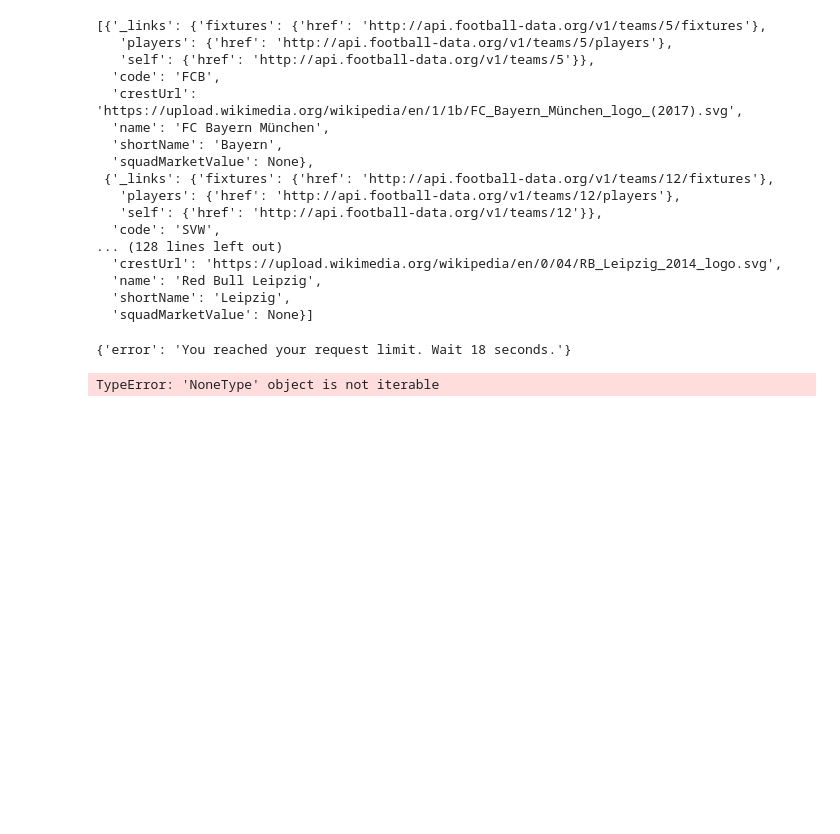
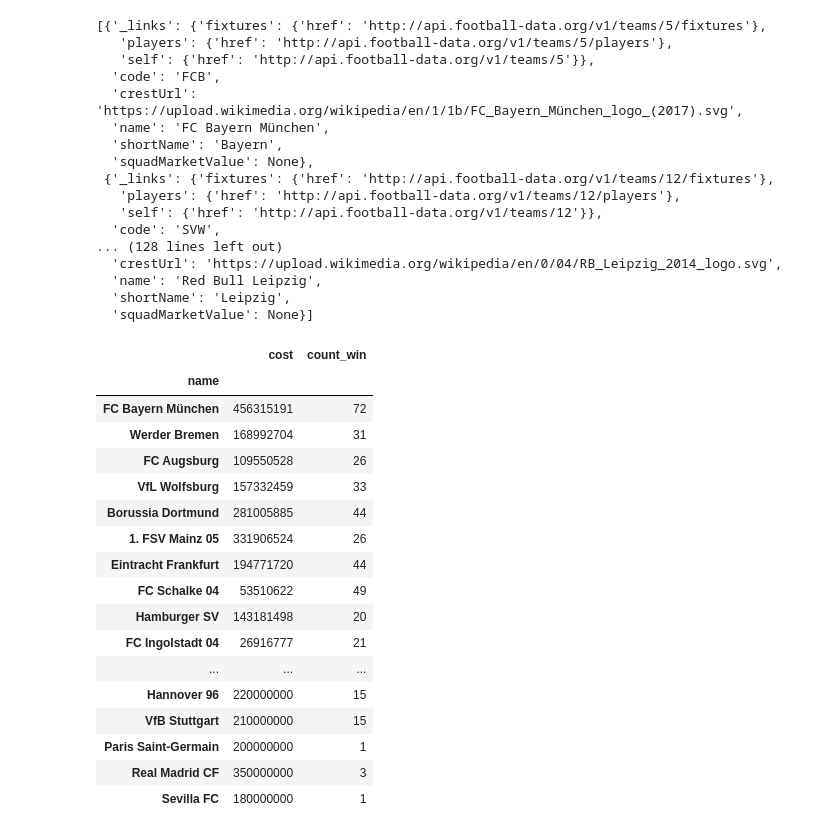
Before and after one commit to x350/encode, a Jupyter notebook: lesson4.3/lesson4.3_3.ipynb, the cells around one changed output. Drawn from its saved outputs; the diff is of its cells as text; code cells hidden in the pictures; blank space fills up the shorter version.

```diff
--- a/lesson4.3/lesson4.3_3.ipynb
+++ b/lesson4.3/lesson4.3_3.ipynb
@@ -40,16 +40,17 @@ teams
   'squadMarketValue': None}]
 # %%
 team_for_pd = []
-team_dict = {}
 for team in teams:
     cost = call_api(team['_links']['self']['href'], 'squadMarketValue')
     if not cost:
         cost = np.random.randint(10000000, 500000000)
-#     print(cost)
-#     print(team['name'])
     team_for_pd.append({'name': team['name'], 'cost': cost, 'count_win': 0})
 
-
+team_for_pd.append({'name': 'FC Porto', 'cost': 250000000, 'count_win': 0})
+team_for_pd.append({'name': 'Besiktas JK', 'cost': 200000000, 'count_win': 0})
+team_for_pd.append({'name': 'AS Monaco FC', 'cost': 220000000, 'count_win': 0})
+team_for_pd.append({'name': 'Liverpool FC', 'cost': 280000000, 'count_win': 0})
+team_for_pd.append({'name': '1. FC Heidenheim 1846', 'cost': 180000000, 'count_win': 0})
 team_for_pd.append({'name': 'SpVgg Greuther Fürth', 'cost': 140000000, 'count_win': 0})
 team_for_pd.append({'name': 'Dynamo Dresden', 'cost': 190000000, 'count_win': 0})
 team_for_pd.append({'name': 'Holstein Kiel', 'cost': 120000000, 'count_win': 0})
@@ -58,7 +59,6 @@ team_for_pd.append({'name': '1. FC Nürnberg', 'cost': 280000000, 'count_win': 0
 team_for_pd.append({'name': 'Arminia Bielefeld', 'cost': 270000000, 'count_win': 0})
 team_for_pd.append({'name': 'FC St. Pauli', 'cost': 130000000, 'count_win': 0})
 team_for_pd.append({'name': 'SC Paderborn 07', 'cost': 130000000, 'count_win': 0})
-team_for_pd.append({'name': '1. FC Kaiserslautern', 'cost': 230000000, 'count_win': 0})
 team_for_pd.append({'name': '1. FC Kaiserslautern', 'cost': 230000000, 'count_win': 0})
 team_for_pd.append({'name': 'Eintracht Braunschweig', 'cost': 190000000, 'count_win': 0})
 team_for_pd.append({'name': 'VfL Bochum', 'cost': 120000000, 'count_win': 0})
@@ -79,7 +79,7 @@ team_for_pd.append({'name': 'Sevilla FC', 'cost': 180000000, 'count_win': 0})
 team_for_pd = pd.DataFrame(team_for_pd)
 team_for_pd.set_index('name', inplace=True)
 
-
+# team_dict = {}
 # teams_set = set()
 # for team in teams:
 #     fixtures = call_api(team['_links']['fixtures']['href'], 'fixtures')
@@ -99,33 +99,48 @@ for team in teams:
         t = f['result'].get('halfTime',0)
         if t:
             result_home += f['result']['halfTime']['goalsHomeTeam']
             t = f['result']['halfTime'].get('extraTime',0)
             if t:
                 result_home += f['result']['halfTime']['extraTime']['goalsHomeTeam']
                 t = f['result']['halfTime']['extraTime'].get('penaltyShootout',0)
                 if t:
                     result_home += f['result']['halfTime']['extraTime']['penaltyShootout']['goalsHomeTeam']
 
         result_away = 0
         result_away += f['result']['goalsAwayTeam']
         t = f['result'].get('halfTime',0)
         if t:
             result_away += f['result']['halfTime']['goalsAwayTeam']
             t = f['result']['halfTime'].get('extraTime',0)
             if t:
                 result_away += f['result']['halfTime']['extraTime']['goalsAwayTeam']
                 t = f['result']['halfTime']['extraTime'].get('penaltyShootout',0)
                 if t:
                     result_away += f['result']['halfTime']['extraTime']['penaltyShootout']['goalsAwayTeam']
         if (result_home > result_away):
 #             print('Win  {}'.format(f['homeTeamName']))
             team_for_pd.loc[f['homeTeamName']]['count_win'] += 1
         else:
 #             print('Win  {}'.format(f['awayTeamName']))
             team_for_pd.loc[f['awayTeamName']]['count_win'] += 1
 
-
 team_for_pd
 # %% [output]
-{'error': 'You reached your request limit. Wait 18 seconds.'}
-TypeError: 'NoneType' object is not iterable
+|  | cost | count_win |
+| name |  |  |
+| FC Bayern München | 456315191 | 72 |
+| Werder Bremen | 168992704 | 31 |
+| FC Augsburg | 109550528 | 26 |
+| VfL Wolfsburg | 157332459 | 33 |
+| Borussia Dortmund | 281005885 | 44 |
+| 1. FSV Mainz 05 | 331906524 | 26 |
+| Eintracht Frankfurt | 194771720 | 44 |
+| FC Schalke 04 | 53510622 | 49 |
+| Hamburger SV | 143181498 | 20 |
+| FC Ingolstadt 04 | 26916777 | 21 |
+| ... | ... | ... |
+| Hannover 96 | 220000000 | 15 |
+| VfB Stuttgart | 210000000 | 15 |
+| Paris Saint-Germain | 200000000 | 1 |
+| Real Madrid CF | 350000000 | 3 |
+| Sevilla FC | 180000000 | 1 |
```
Also changed, not shown: parts of 11 cells of this notebook.
